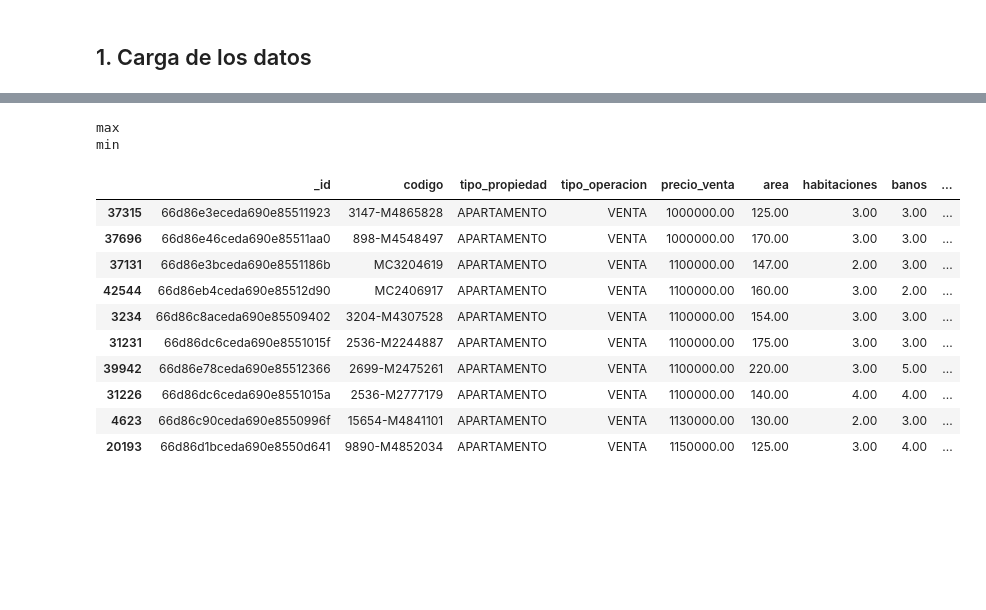
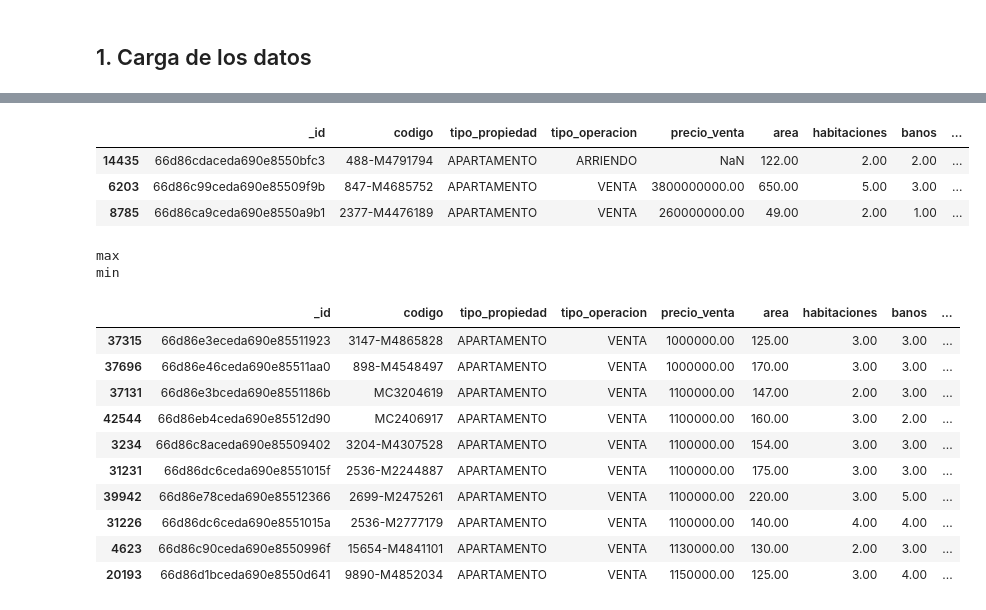
Before and after one commit to amrios80/linear-regression-tutorial, a Jupyter notebook: aptos/aptos.ipynb, the cells around one changed output, grey strips where cells are left out. Cells and saved outputs as stored; diff of their text form; code cells hidden in the pictures; blank space fills up the shorter version.

```diff
--- a/aptos/aptos.ipynb
+++ b/aptos/aptos.ipynb
@@ -56,3 +70,10 @@ Adicionalmente, tanto las variables de entrada como la variable objetivo no debe
+# %%
+apto_df.sample(3)
+# %% [output]
+|  | _id | codigo | tipo_propiedad | tipo_operacion | precio_venta | area | habitaciones | banos | ... |
+| 14435 | 66d86cdaceda690e8550bfc3 | 488-M4791794 | APARTAMENTO | ARRIENDO | NaN | 122.00 | 2.00 | 2.00 | ... |
+| 6203 | 66d86c99ceda690e85509f9b | 847-M4685752 | APARTAMENTO | VENTA | 3800000000.00 | 650.00 | 5.00 | 3.00 | ... |
+| 8785 | 66d86ca9ceda690e8550a9b1 | 2377-M4476189 | APARTAMENTO | VENTA | 260000000.00 | 49.00 | 2.00 | 1.00 | ... |
 # %%
 apto_df=apto_df[apto_df["tipo_operacion"]=="VENTA"]
 #apto_df["tipo_operacion"].value_counts()
```
Also changed, not shown: parts of 11 cells of this notebook.
